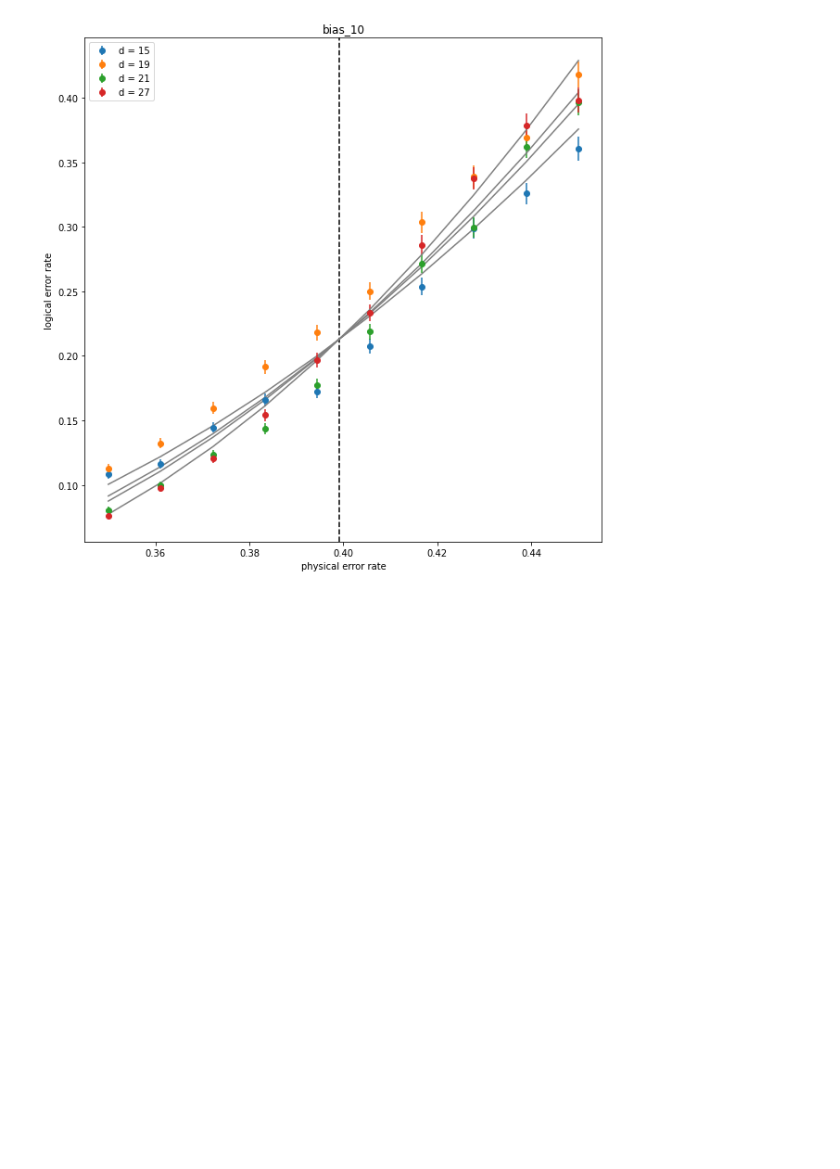
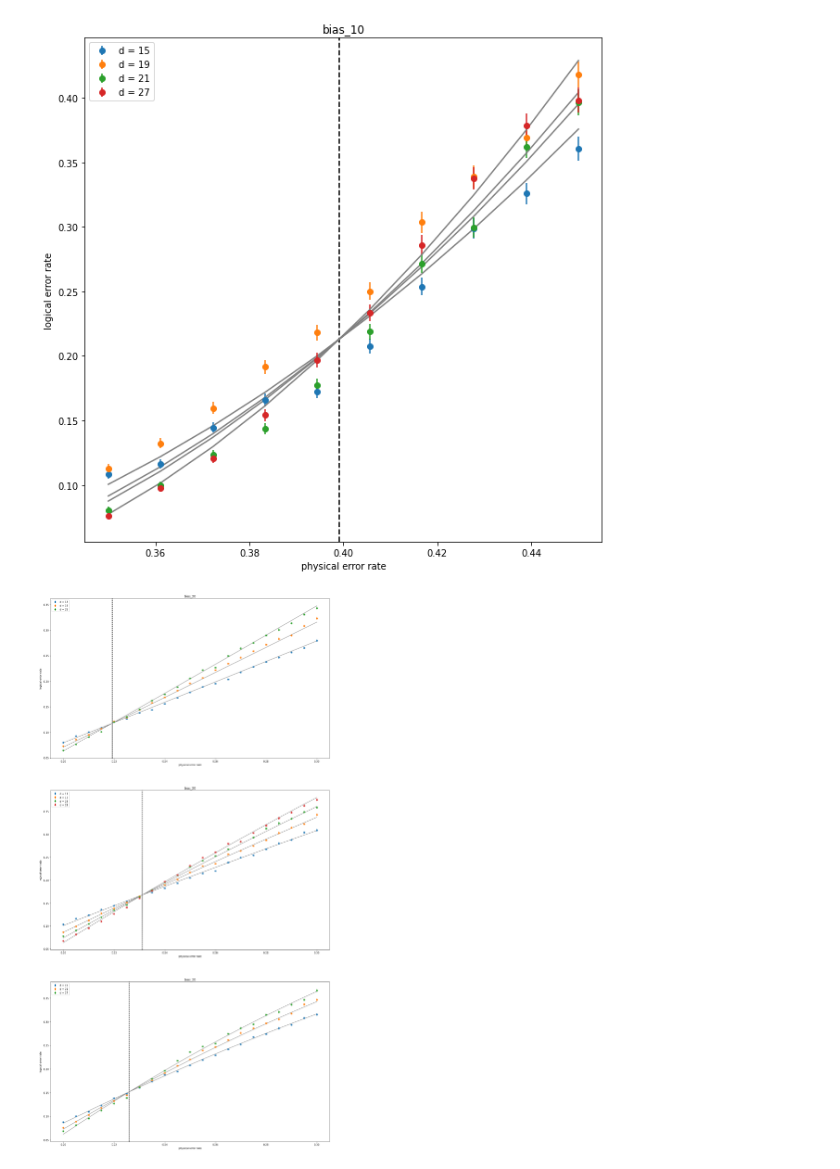
Before and after one commit to peter-janderks/restriction_decoder_domain_wall_colour_code, a Jupyter notebook: create_threshold_plot.ipynb, the cells around one changed output. Saved outputs shown, nothing was run; the diff lists cells and outputs as text; code cells hidden in the pictures; blank space fills up the shorter version.

```diff
--- a/create_threshold_plot.ipynb
+++ b/create_threshold_plot.ipynb
@@ -270,3 +261,11 @@ calculate_threshold(data[30],ax=axs,title='bias_' + str(10),distances=[9,15,19,2
 # %% [output]
 (0.3992192519506216, 0.011140357415868309)
 [figure]
+# %%
+fig, axs = plt.subplots(nrows=3,figsize=(20,40))
+thresholds = dict()
+thresholds[30] = calculate_threshold(data[30],ax=axs[0],title='bias_' + str(30),distances=[7,13,19,25],calculate_threshold=True)
+thresholds[30] = calculate_threshold(data[30],ax=axs[1],title='bias_' + str(30),distances=[11,17,23,29],calculate_threshold=True)
+thresholds[30] = calculate_threshold(data[30],ax=axs[2],title='bias_' + str(30),distances=[15,21,27],calculate_threshold=True)
+# %% [output]
+[figure, added]
```
Also changed, not shown: parts of 3 cells of this notebook, 31 other files.
